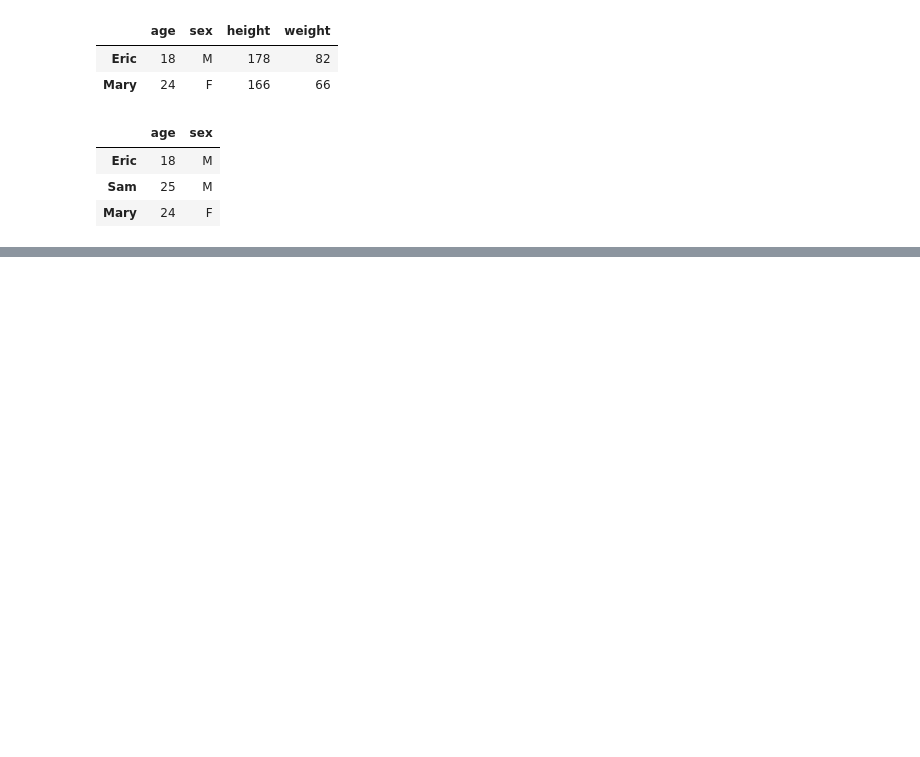
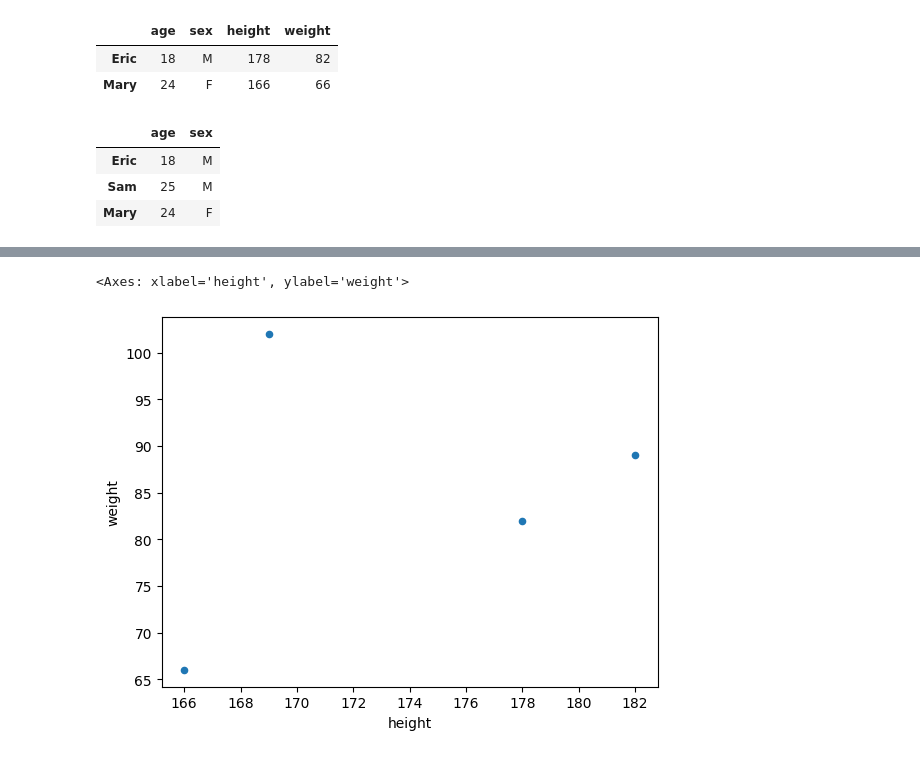
Before and after one commit to clivelo/pandas_exercises_and_notes, a Jupyter notebook: pandas_notes.ipynb, the cells around one changed output, grey strips where cells are left out. Cells and saved outputs as stored; diff of their text form; code cells hidden in the pictures; blank space fills up the shorter version.

```diff
--- a/pandas_notes.ipynb
+++ b/pandas_notes.ipynb
@@ -455,0 +745,5 @@ df.drop(columns=["height", "weight"])
+# %%
+df = pd.DataFrame(
+    {"age": [18, 25, 24, 33], "sex": ["M", "M", "F", "M"],
+     "height": [178, 169, 166, 182], "weight": [82, 102, 66, 89]})
+df
@@ -455,0 +756,5 @@ df.drop(columns=["height", "weight"])
+# %%
+df.plot.scatter(x="height", y="weight")
+# %% [output]
+<Axes: xlabel='height', ylabel='weight'>
+[figure, added]
```
Also changed, not shown: parts of 34 cells of this notebook, 1 other file.
